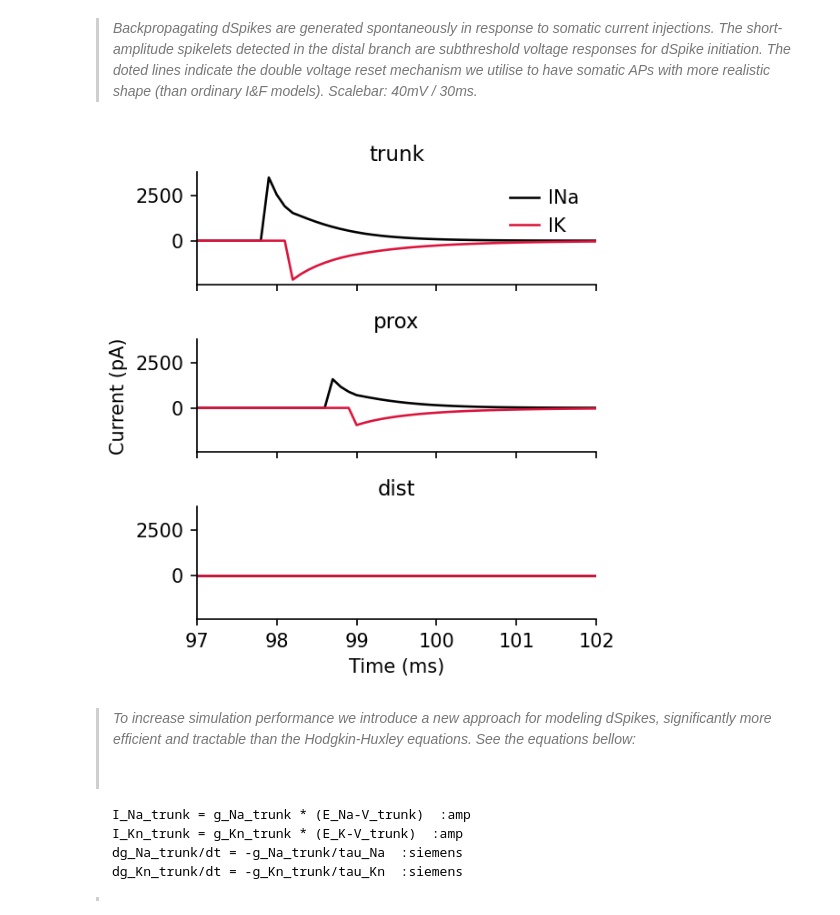
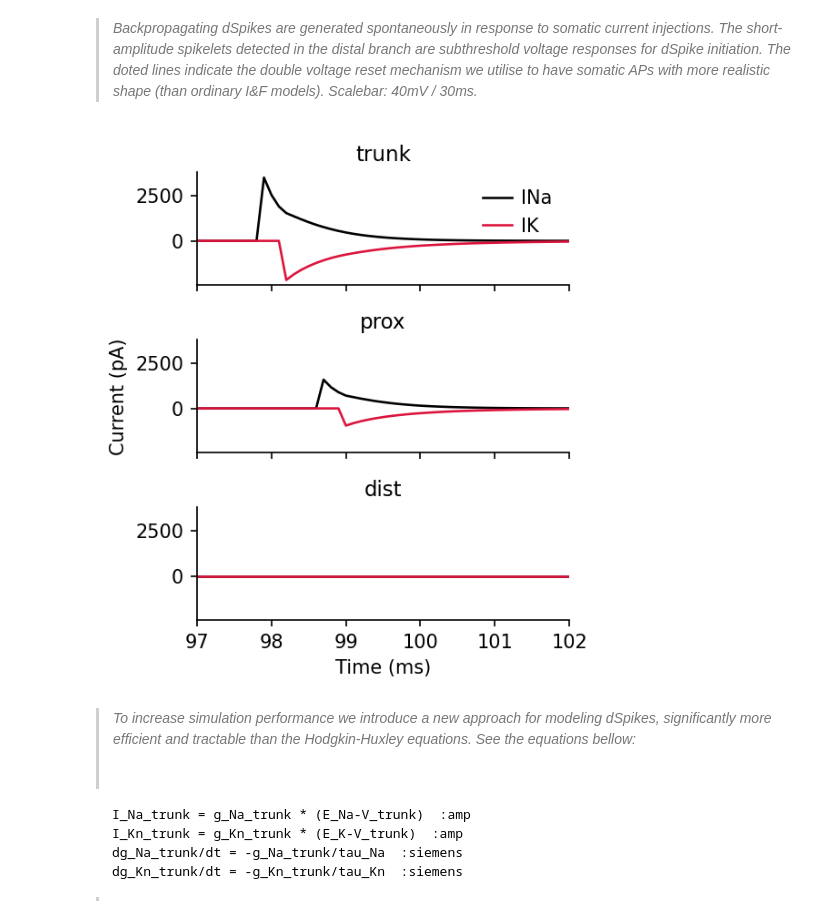
Before and after one commit to mpgl/dendrify-old-see-readme, a Jupyter notebook: Fig4-notebook.ipynb, the cells around one changed output. Cells and saved outputs as stored; diff of their text form; code cells hidden in the pictures.

```diff
--- a/Fig4-notebook.ipynb
+++ b/Fig4-notebook.ipynb
@@ -471,35 +474,35 @@ fig.tight_layout()
 # %%
 # @title Plot dendritic currents
 ina_trunk = M.I_Na_trunk[0]/pA
 ik_trunk = M.I_Kn_trunk[0]/pA
 ina_prox = M.I_Na_prox[0]/pA
 ik_prox = M.I_Kn_prox[0]/pA
 ina_dist = M.I_Na_dist[0]/pA
 ik_dist = M.I_Kn_dist[0]/pA
 
-fig, axes = b.subplots(3, 1, figsize=[4,4.2], sharex=True, sharey=True)
+fig, axes = b.subplots(3, 1, figsize=[3.8,4.2], sharex=True, sharey=True)
 ax0, ax1, ax2 = axes
 
 ax0.plot(time, ina_trunk, c='black', label='INa')
 ax0.plot(time, ik_trunk, c='crimson', label='IK')
 
 ax1.plot(time, ina_prox, c='black')
 ax1.plot(time, ik_prox, c='crimson')
 
 ax2.plot(time, ina_dist, c='black')
 ax2.plot(time, ik_dist, c='crimson')
 
 ax0.set_xlim(left=97, right=102)
 ax0.legend(loc=1, frameon=False)
 ax0.set_title('trunk')
 ax1.set_ylabel('Current (pA)')
 ax1.set_title('prox')
 ax2.set_xlabel('Time (ms)')
 ax2.set_title('dist')
 
 fig.tight_layout()
 # %% [output]
-[figure, old version]
+[figure, new version]
 # %% [markdown]
 > *To increase simulation performance we introduce a new approach for modeling dSpikes, significantly more efficient and tractable than the Hodgkin-Huxley equations. See the equations bellow:*
 >
```
Also changed, not shown: parts of 3 cells of this notebook.
